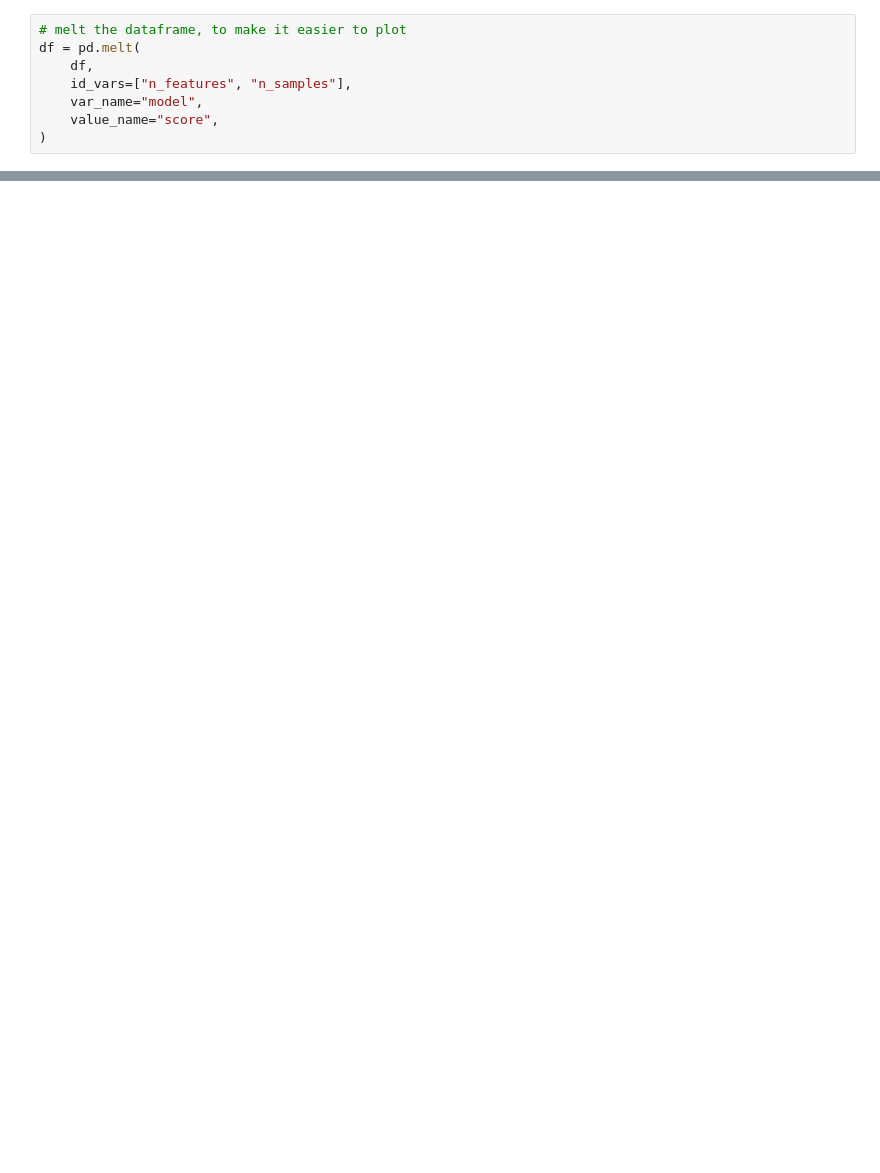
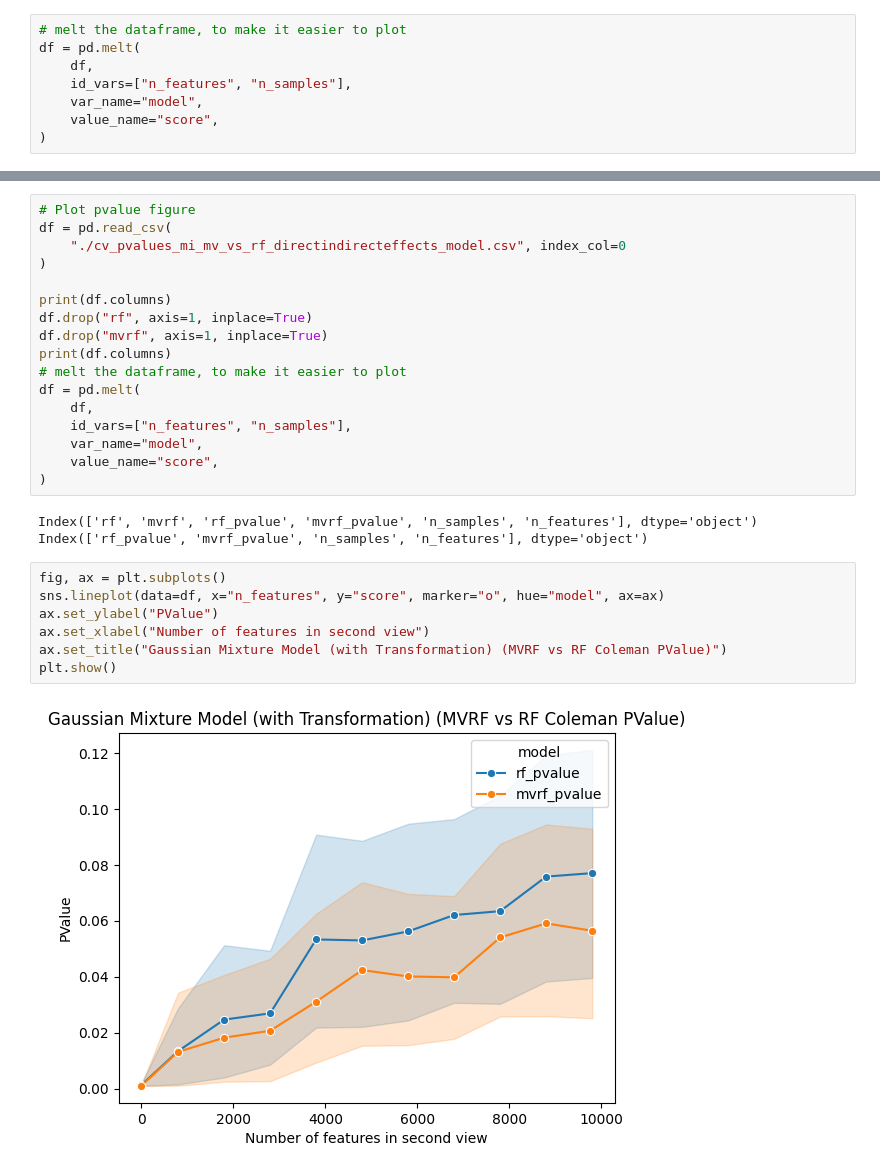
Before and after one commit to neurodata/treeple, a Jupyter notebook: benchmarks_nonasv/bench_multiview_pvalue_hyppo.ipynb, the cells around one changed output, grey strips where cells are left out. Saved outputs shown, nothing was run; the diff lists cells and outputs as text; blank space fills up the shorter version.

```diff
--- a/benchmarks_nonasv/bench_multiview_pvalue_hyppo.ipynb
+++ b/benchmarks_nonasv/bench_multiview_pvalue_hyppo.ipynb
@@ -1006,0 +1009,29 @@ plt.show()
+# %%
+# Plot pvalue figure
+df = pd.read_csv(
+    "./cv_pvalues_mi_mv_vs_rf_directindirecteffects_model.csv", index_col=0
+)
+
+print(df.columns)
+df.drop("rf", axis=1, inplace=True)
+df.drop("mvrf", axis=1, inplace=True)
+print(df.columns)
+# melt the dataframe, to make it easier to plot
+df = pd.melt(
+    df,
+    id_vars=["n_features", "n_samples"],
+    var_name="model",
+    value_name="score",
+)
+# %% [output]
+Index(['rf', 'mvrf', 'rf_pvalue', 'mvrf_pvalue', 'n_samples', 'n_features'], dtype='object')
+Index(['rf_pvalue', 'mvrf_pvalue', 'n_samples', 'n_features'], dtype='object')
+# %%
+fig, ax = plt.subplots()
+sns.lineplot(data=df, x="n_features", y="score", marker="o", hue="model", ax=ax)
+ax.set_ylabel("PValue")
+ax.set_xlabel("Number of features in second view")
+ax.set_title("Gaussian Mixture Model (with Transformation) (MVRF vs RF Coleman PValue)")
+plt.show()
+# %% [output]
+[figure, added]
```
Also changed, not shown: parts of 7 cells of this notebook, 7 other files.
